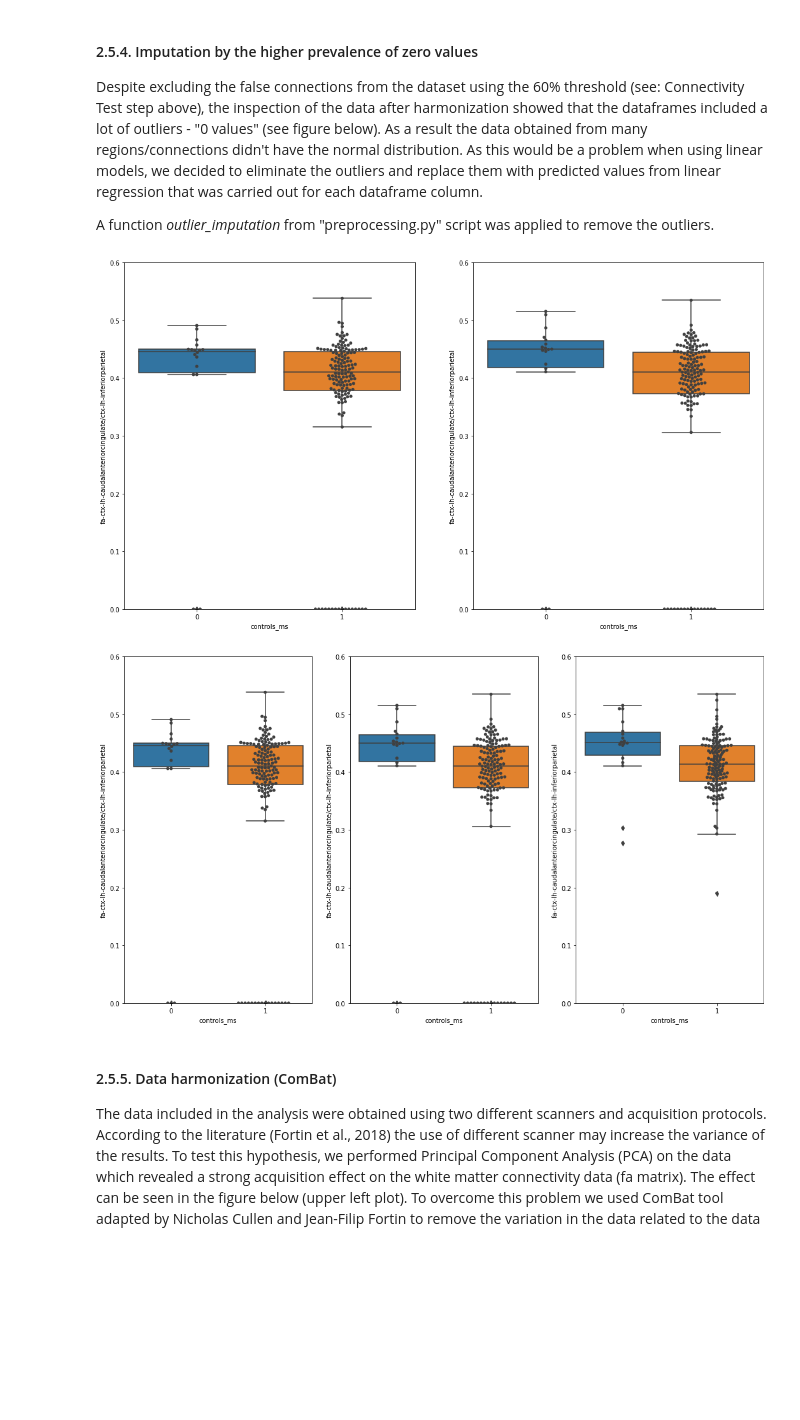
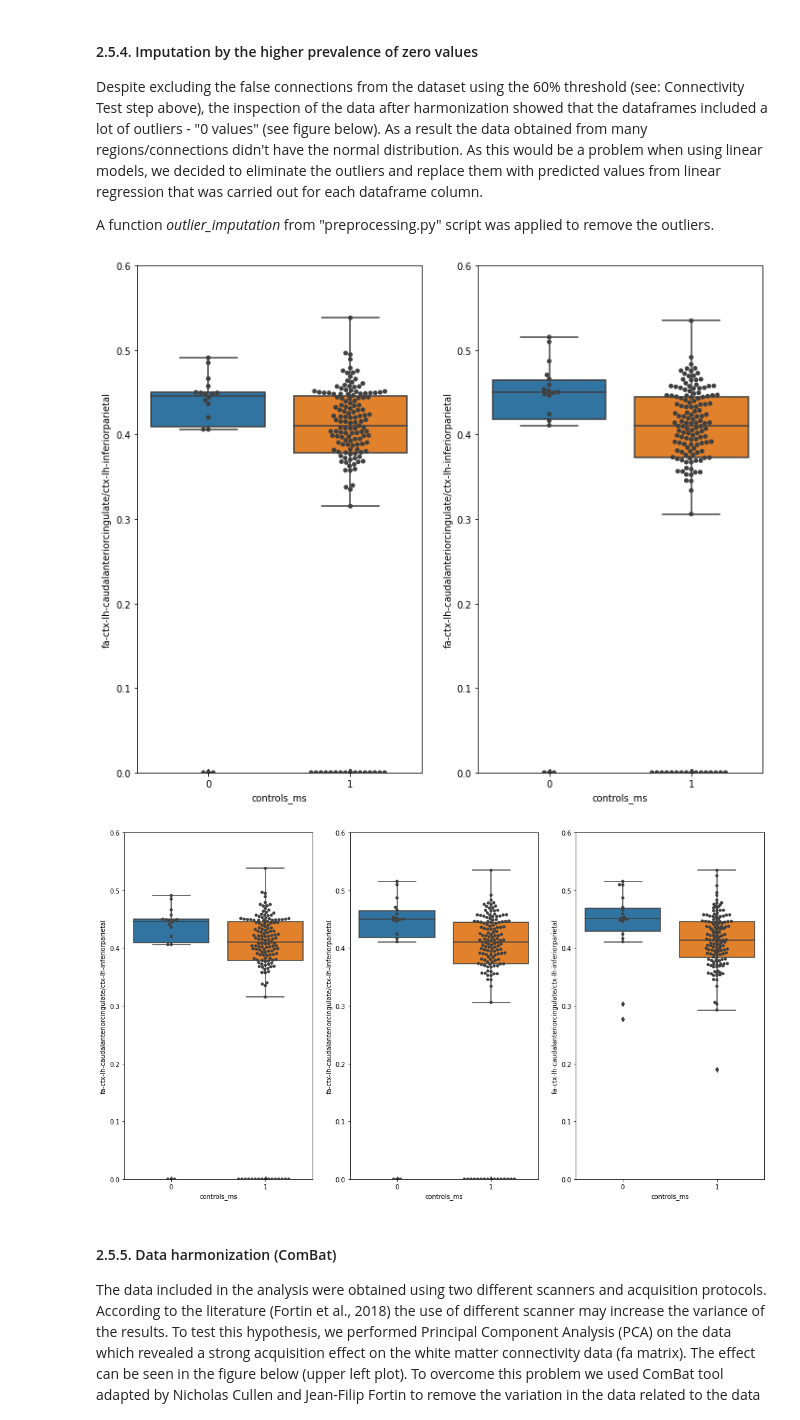
Before and after one commit to FrancescVP/Capstone_Project, a Jupyter notebook: TFM_final.ipynb, the cells around one changed output. Saved outputs shown, nothing was run; the diff lists cells and outputs as text; code cells hidden in the pictures; blank space fills up the shorter version.

```diff
--- a/TFM_final.ipynb
+++ b/TFM_final.ipynb
@@ -107,4 +107,4 @@ from sklearn.model_selection import train_test_split, ShuffleSplit, KFold, Strat
 from sklearn.preprocessing import StandardScaler
 from sklearn.pipeline import Pipeline
 # %%
-full_dataset, fa, func, gm = data_loader(unzip=False)
+full_dataset, fa, func, gm = data_loader(unzip=True)
@@ -174,28 +176,28 @@ A function <i>outlier_imputation</i> from "preprocessing.py" script was applied
 # %%
 import numpy as np
 import matplotlib.pyplot as plt
 from sklearn.decomposition import PCA
 import pandas as pd
 import seaborn as sns
 
 data = [pd.concat([fa_conec, clinical_data], join="inner", axis=1), fa_correct]
 
-fig, axes = plt.subplots(1, 2, figsize=(18, 10))
+fig, axes = plt.subplots(1, 2, figsize=(12, 10))
 
 for i in range(2):
     sns.boxplot(ax=axes[i],
                 y=fa_conec.columns[1],
                 x='controls_ms',
                 data=data[i])
 
     sns.swarmplot(ax = axes[i],
                   y=fa_conec.columns[1],
                   x='controls_ms',
                   data=data[i],
                   color=".25")
     axes[i].set_ylim(0, 0.6)
 # %% [output]
-[figure, old version]
+[figure, new version]
 # %%
 from preprocessing import outlier_imputation
 import pandas as pd
@@ -229,7 +231,7 @@ for i in range(3):
                   color=".25")
     axes[i].set_ylim(0, 0.6)
 # %% [output]
-[figure, old version]
+[figure, new version]
 # %% [markdown]
 #### 2.5.5. Data harmonization (ComBat)
 
```
Also changed, not shown: parts of 32 cells of this notebook, 5 other files.
